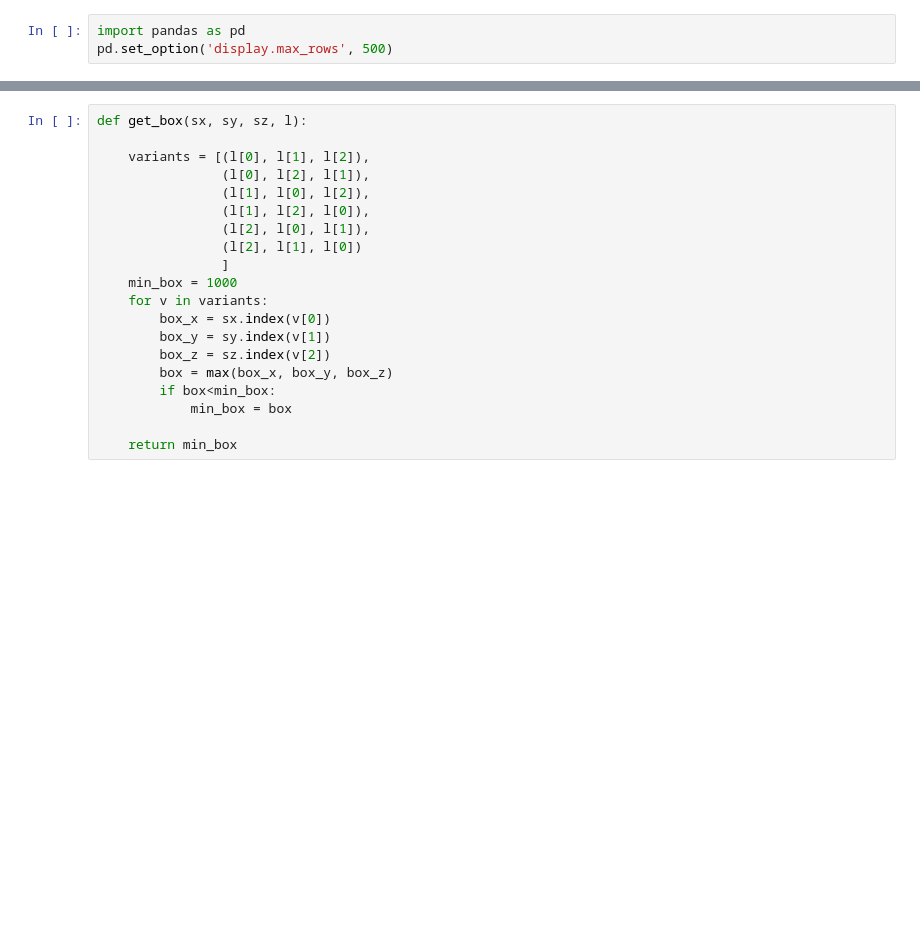
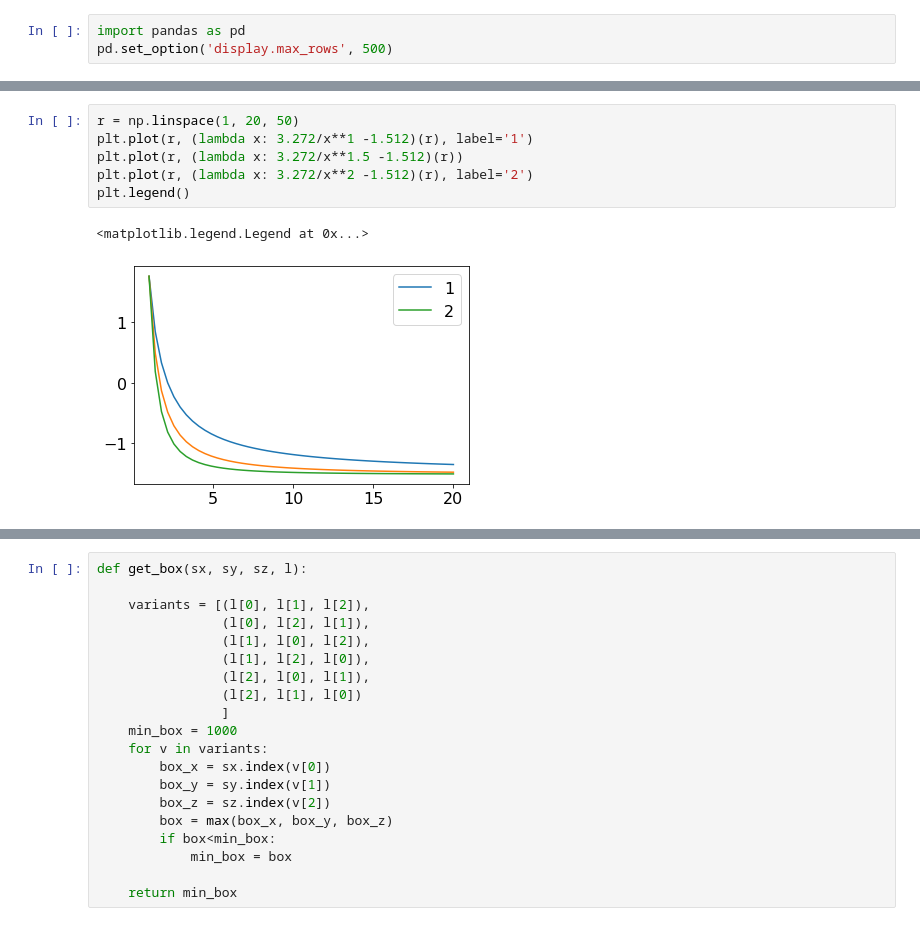
Before and after one commit to raalesir/segregation, a Jupyter notebook: Untitled.ipynb, the cells around one changed output, grey strips where cells are left out. Drawn from its saved outputs; the diff is of its cells as text; blank space fills up the shorter version.

```diff
--- a/Untitled.ipynb
+++ b/Untitled.ipynb
@@ -716,0 +749,9 @@ np.exp(np.linspace(1,5, 5)), np.linspace(.01,.5, 5)
+# %%
+r = np.linspace(1, 20, 50)
+plt.plot(r, (lambda x: 3.272/x**1 -1.512)(r), label='1')
+plt.plot(r, (lambda x: 3.272/x**1.5 -1.512)(r))
+plt.plot(r, (lambda x: 3.272/x**2 -1.512)(r), label='2')
+plt.legend()
+# %% [output]
+<matplotlib.legend.Legend at 0x...>
+[figure, added]
```
Also changed, not shown: parts of 95 cells of this notebook.
